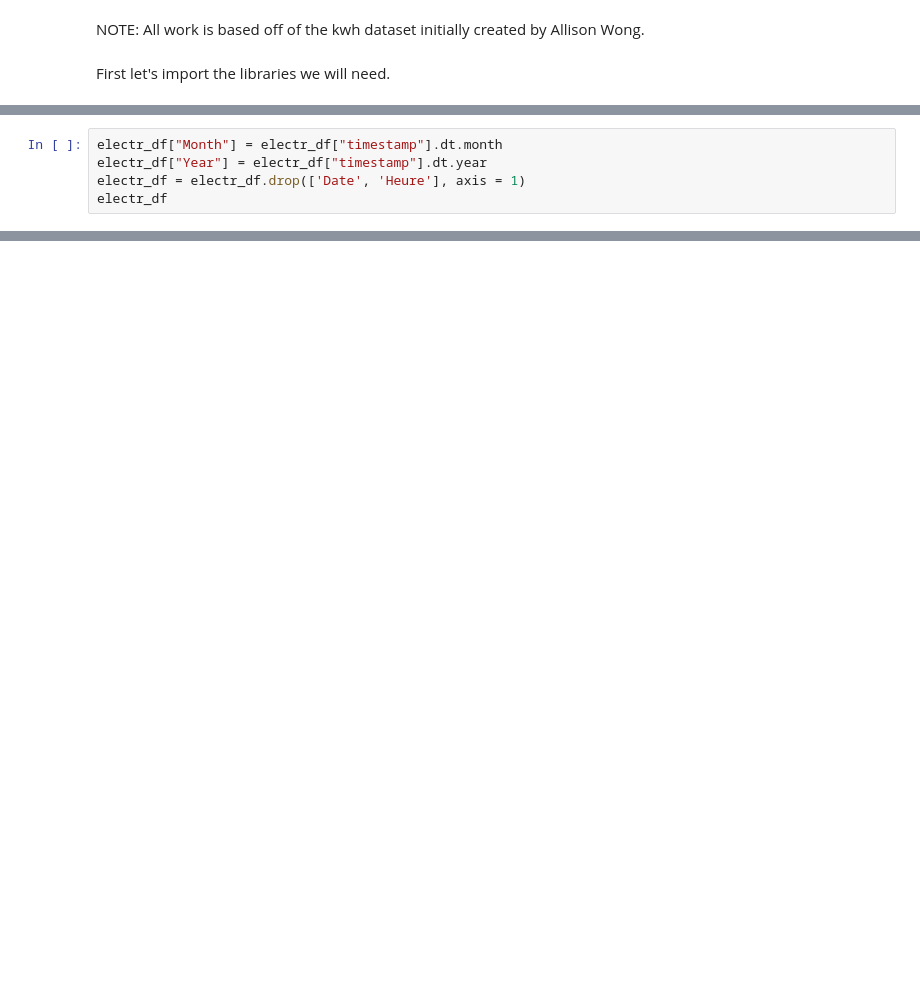
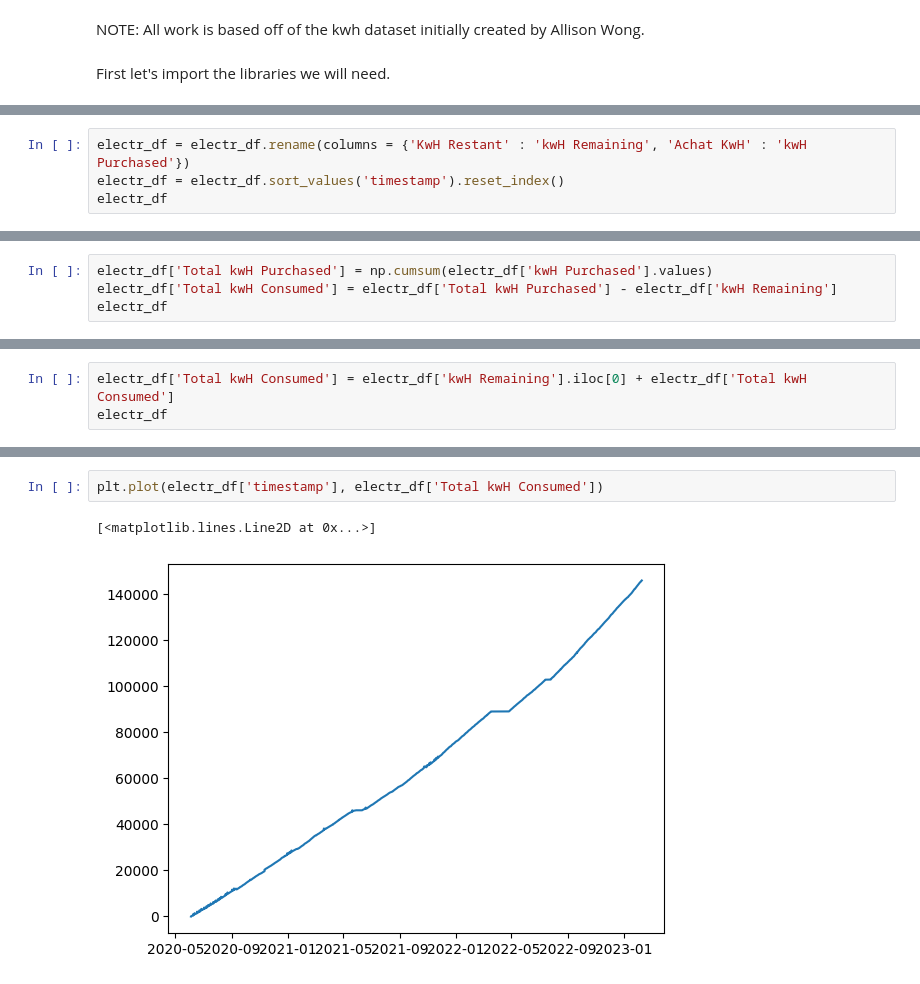
Before and after one commit to AmanDesai-coder/CBCA_Ndosho_Electricity_Analysis, a Jupyter notebook: AmanElectricityAnalysis.ipynb, the cells around one changed output, grey strips where cells are left out. Drawn from its saved outputs; the diff is of its cells as text; blank space fills up the shorter version.

```diff
--- a/AmanElectricityAnalysis.ipynb
+++ b/AmanElectricityAnalysis.ipynb
@@ -41,5 +41,0 @@ The original column names are in French. We can using the pandas rename method t
-# %%
-electr_df["Month"] = electr_df["timestamp"].dt.month
-electr_df["Year"] = electr_df["timestamp"].dt.year
-electr_df = electr_df.drop(['Date', 'Heure'], axis = 1)
-electr_df
@@ -75,0 +42,4 @@ electr_df
+# %%
+electr_df = electr_df.rename(columns = {'KwH Restant' : 'kwH Remaining', 'Achat KwH' : 'kwH Purchased'})
+electr_df = electr_df.sort_values('timestamp').reset_index()
+electr_df
@@ -75,0 +62,4 @@ electr_df
+# %%
+electr_df['Total kwH Purchased'] = np.cumsum(electr_df['kwH Purchased'].values)
+electr_df['Total kwH Consumed'] = electr_df['Total kwH Purchased'] - electr_df['kwH Remaining']
+electr_df
@@ -75,0 +82,3 @@ electr_df
+# %%
+electr_df['Total kwH Consumed'] = electr_df['kwH Remaining'].iloc[0] + electr_df['Total kwH Consumed']
+electr_df
@@ -75,0 +99,5 @@ electr_df
+# %%
+plt.plot(electr_df['timestamp'], electr_df['Total kwH Consumed'])
+# %% [output]
+[<matplotlib.lines.Line2D at 0x...>]
+[figure, added]
```
Also changed, not shown: parts of 17 cells of this notebook.
